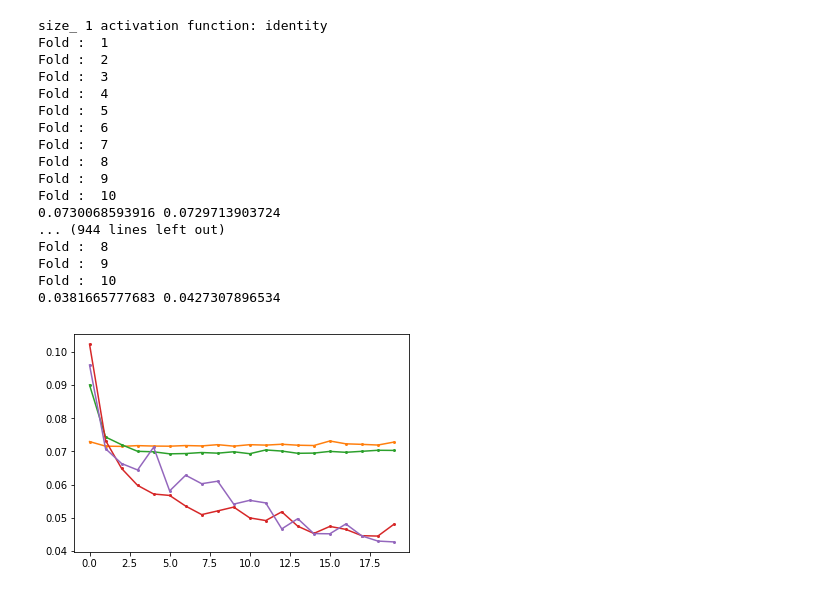
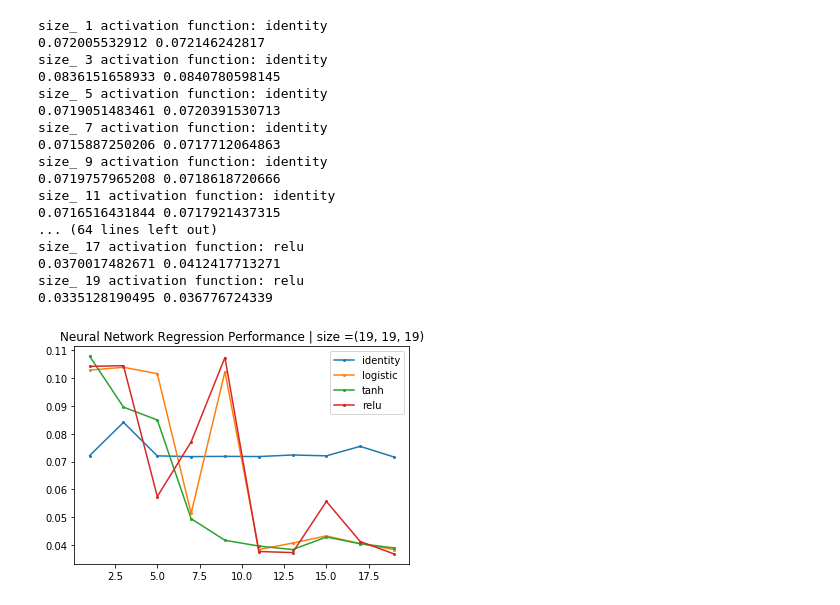
Before and after one commit to TSatyaVasanthReddy/RegressionAnalysis, a Jupyter notebook: code_satya.ipynb, the cells around one changed output. Cells and saved outputs as stored; diff of their text form; code cells hidden in the pictures.

Commit message:
Updated rmse measure, added nn reg. analyzer module

```diff
--- a/code_satya.ipynb
+++ b/code_satya.ipynb
@@ -69,31 +59,19 @@ X,Y= getX_Y_from_dataset(dataset)
 # %%
 X =one_hot_encode(X)
 # %%
-train_map = defaultdict(list)
-test_map = defaultdict(list)
-for activation_ in ['identity', 'logistic', 'tanh', 'relu']:
-    for hidden_size in range(1,100,5):
-        print('size_',hidden_size,'activation function:',activation_)
-        mlp_reg = MLPRegressor(hidden_layer_sizes=hidden_size,activation=activation_)
-        train_rmses,test_rmses,m=perform_10fold(X,Y,mlp_reg)
-        print(np.mean(train_rmses),np.mean(test_rmses))
-        train_map[activation_].append(np.mean(train_rmses))
-        test_map[activation_].append(np.mean(test_rmses))
+def analyse_nn_regressor(layers,max_layer_size,interval):
+    train_map = defaultdict(list)
+    test_map = defaultdict(list)
+    for activation_ in ['identity', 'logistic', 'tanh', 'relu']:
+        for hidden_size in range(1,max_layer_size,interval):
+            print('size_',hidden_size,'activation function:',activation_)
+            mlp_reg = MLPRegressor(hidden_layer_sizes=tuple([hidden_size]*layers),activation=activation_,random_state=1)
+            train_rmses,test_rmses,m=perform_10fold(X,Y,mlp_reg)
+            print(train_rmses,test_rmses)
+            train_map[activation_].append(train_rmses)
+            test_map[activation_].append(test_rmses)
+    for algo in test_map:
+        plt.plot(range(1,max_layer_size,interval),test_map[algo], label = algo, marker='.',markersize=4)
+    plt.title('Neural Network Regression Performance | size ='+str(tuple([hidden_size]*layers)))
+    plt.legend()
+    plt.show()
-# %% [output]
-size_ 1 activation function: identity
-Fold :  1
-Fold :  2
-Fold :  3
-Fold :  4
-Fold :  5
-Fold :  6
-Fold :  7
-Fold :  8
-Fold :  9
-Fold :  10
-0.0730068593916 0.0729713903724
-... (944 lines left out)
-Fold :  8
-Fold :  9
-Fold :  10
-0.0381665777683 0.0427307896534
@@ -102,6 +78,21 @@ train_rmses,test_rmses=perform_10fold(X,Y,mlp_reg)
-# %%
-for algo in test_map:
-    plt.plot(test_map[algo], label = 'aa', marker='.',markersize=4,)
-plt.show()
-# %% [output]
-[figure, removed]
+# %%
+analyse_nn_regressor(3,20,2)
+# %% [output]
+size_ 1 activation function: identity
+0.072005532912 0.072146242817
+size_ 3 activation function: identity
+0.0836151658933 0.0840780598145
+size_ 5 activation function: identity
+0.0719051483461 0.0720391530713
+size_ 7 activation function: identity
+0.0715887250206 0.0717712064863
+size_ 9 activation function: identity
+0.0719757965208 0.0718618720666
+size_ 11 activation function: identity
+0.0716516431844 0.0717921437315
+... (64 lines left out)
+size_ 17 activation function: relu
+0.0370017482671 0.0412417713271
+size_ 19 activation function: relu
+0.0335128190495 0.036776724339
+[figure, added]
```
Also changed, not shown: parts of 4 cells of this notebook.
